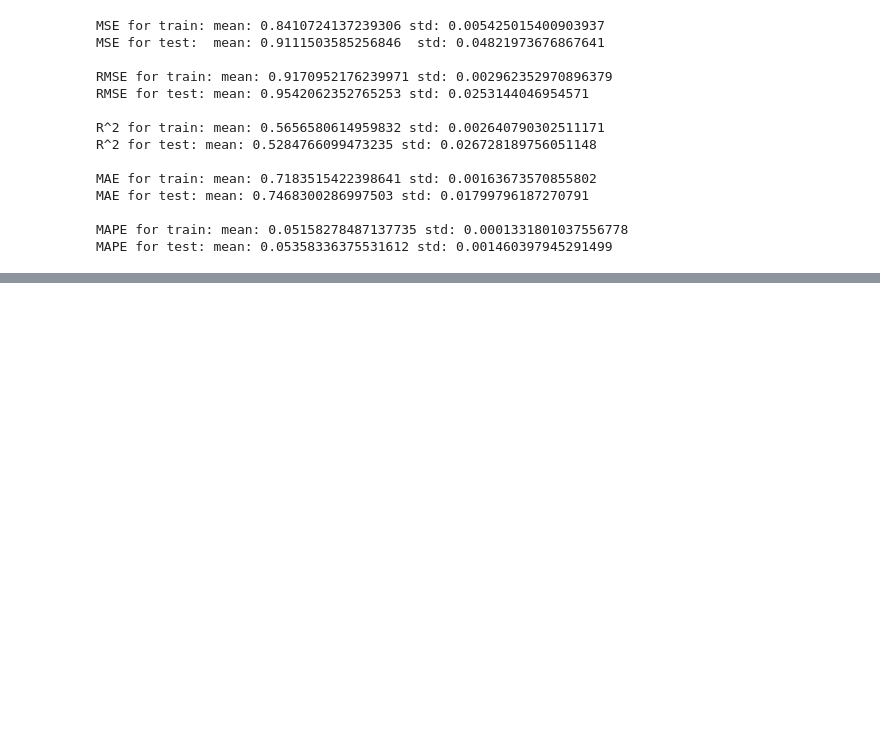
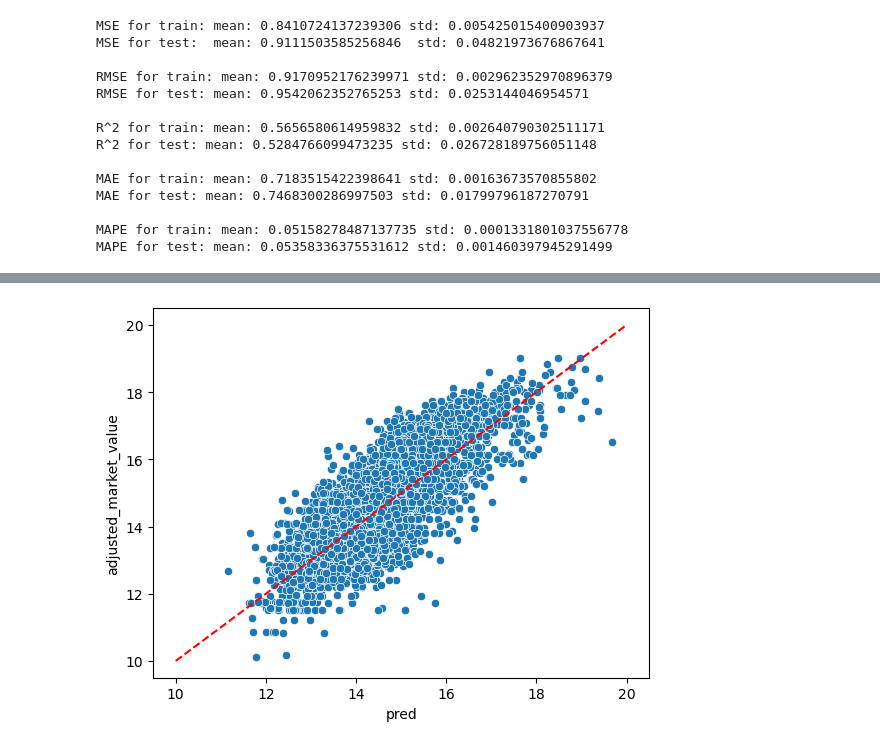
Before and after one commit to shadtome/Score-data, a Jupyter notebook: models/main_dataset/cutoff_dataset/cutoff_ensamble_model_training.ipynb, the cells around one changed output, grey strips where cells are left out. Drawn from its saved outputs; the diff is of its cells as text; code cells hidden in the pictures; blank space fills up the shorter version.

```diff
--- a/models/main_dataset/cutoff_dataset/cutoff_ensamble_model_training.ipynb
+++ b/models/main_dataset/cutoff_dataset/cutoff_ensamble_model_training.ipynb
@@ -944,0 +993,8 @@ MAPE for test: mean: 0.05358336375531612 std: 0.001460397945291499
+# %%
+x = np.linspace(10,20)
+fig,ax = plt.subplots()
+sns.scatterplot(main_data,x='pred',y='adjusted_market_value')
+plt.plot(x,x,color='red',linestyle='--')
+plt.show()
+# %% [output]
+[figure, added]
```
Also changed, not shown: parts of 21 cells of this notebook, 1 other file.
